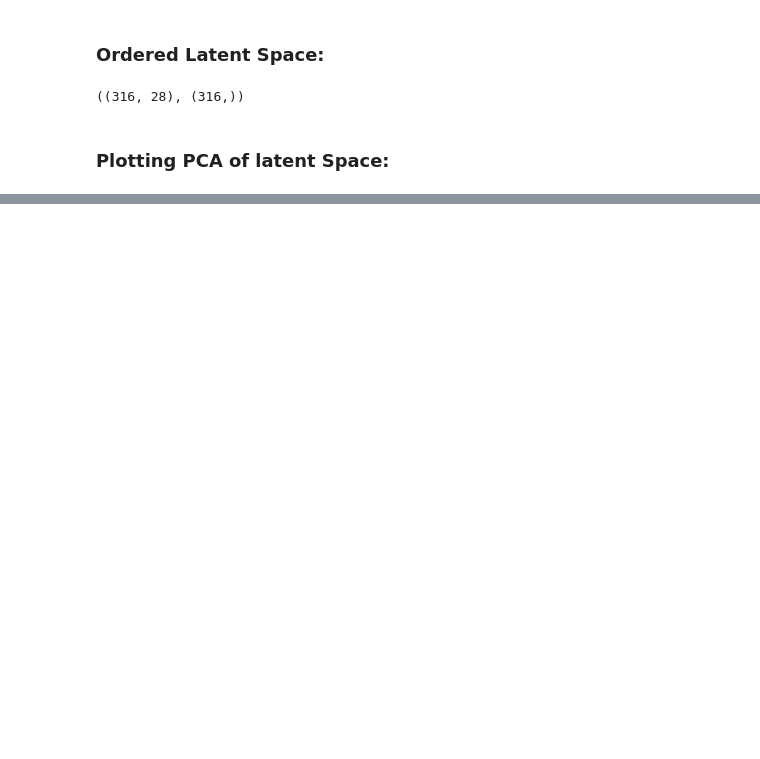
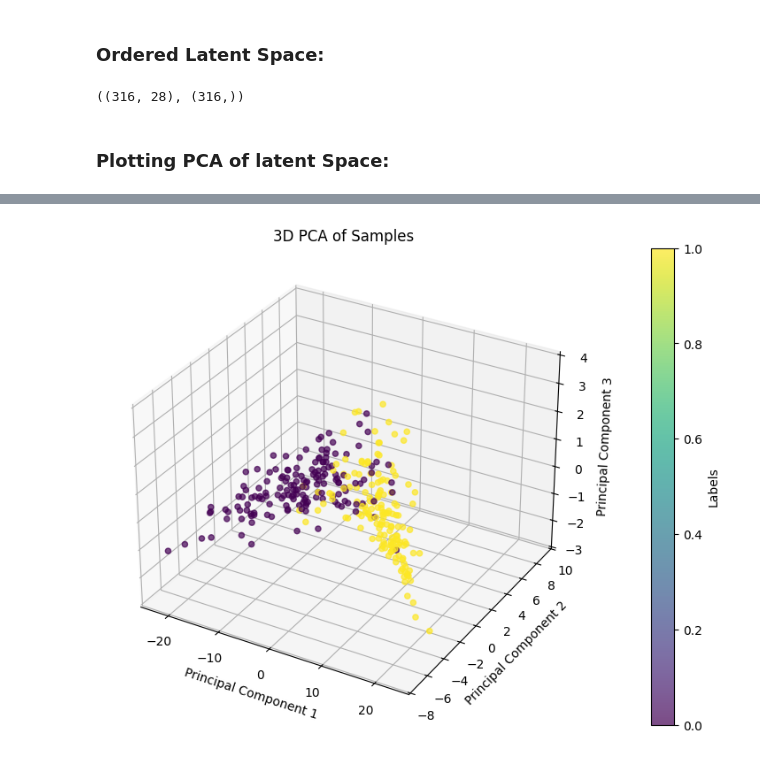
Before and after one commit to sachaRfd/timeseries-dl, a Jupyter notebook: notebooks/3-Example_modelling.ipynb, the cells around one changed output, grey strips where cells are left out. Drawn from its saved outputs; the diff is of its cells as text; code cells hidden in the pictures; blank space fills up the shorter version.

```diff
--- a/notebooks/3-Example_modelling.ipynb
+++ b/notebooks/3-Example_modelling.ipynb
@@ -655,0 +795,30 @@ plt.show()
+# %%
+import numpy as np
+import matplotlib.pyplot as plt
+from mpl_toolkits.mplot3d import Axes3D
+from sklearn.decomposition import PCA
+
+# Assume embedding_space and labels_list are already defined
+pca = PCA(n_components=3)
+samples_pcaed = pca.fit_transform(embedding_space)
+
+# Create a 3D scatter plot
+fig = plt.figure(figsize=(10, 7))
+ax = fig.add_subplot(111, projection='3d')
+
+scatter = ax.scatter(samples_pcaed[:, 0], samples_pcaed[:, 1], samples_pcaed[:, 2],
+                      c=labels_list, cmap="viridis", alpha=0.7)
+
+# Add colorbar
+cbar = plt.colorbar(scatter, ax=ax, pad=0.1)
+cbar.set_label("Labels")
+
+# Labels and title
+ax.set_xlabel("Principal Component 1")
+ax.set_ylabel("Principal Component 2")
+ax.set_zlabel("Principal Component 3")
+ax.set_title("3D PCA of Samples")
+
+plt.show()
+# %% [output]
+[figure, added]
```
Also changed, not shown: parts of 13 cells of this notebook.
